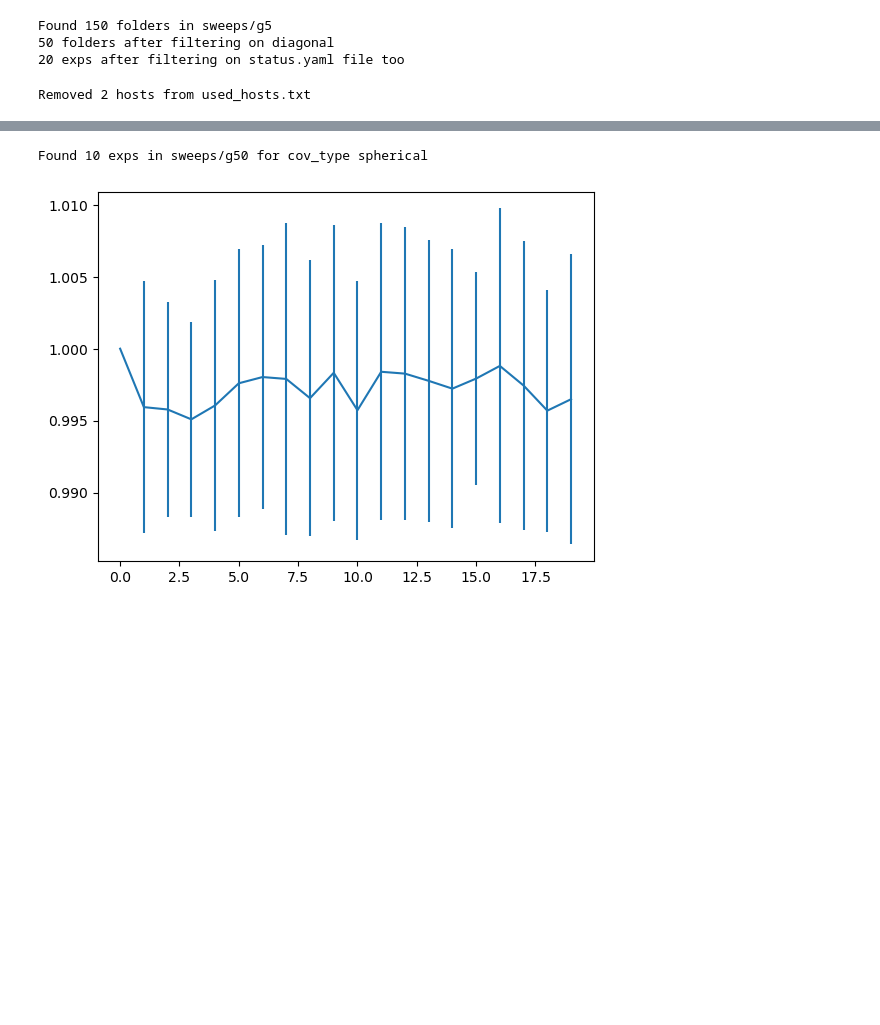
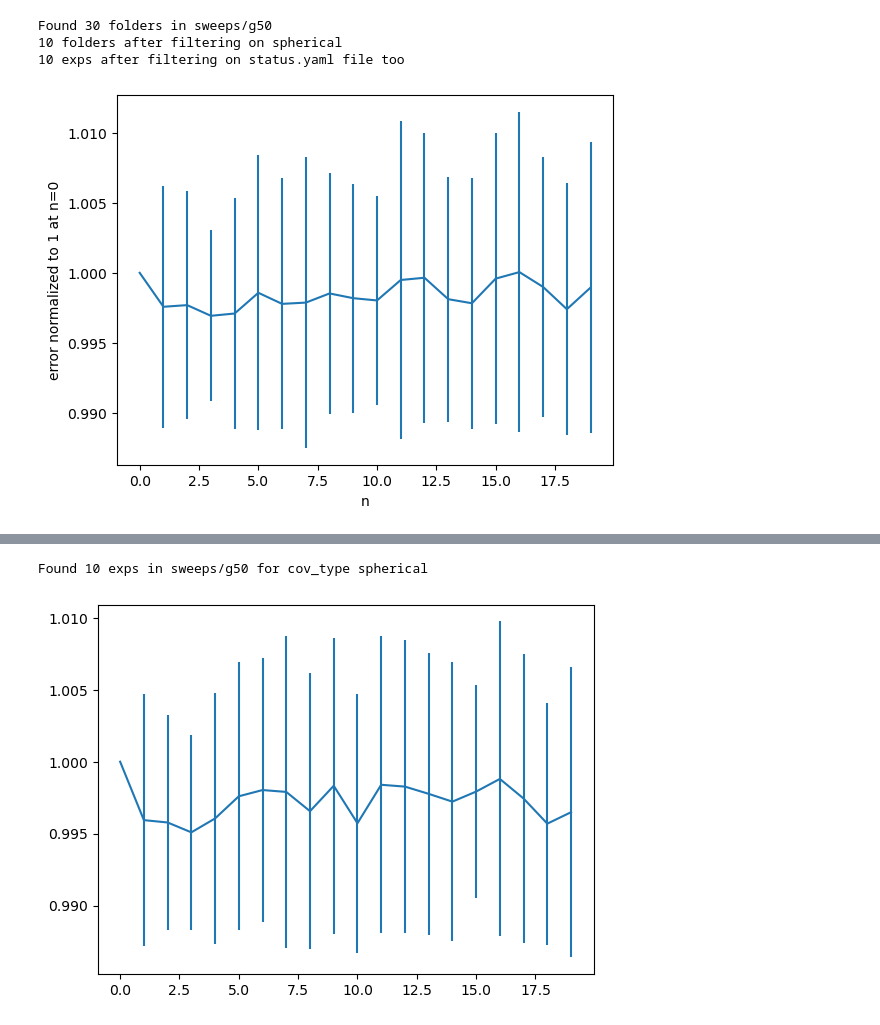
Before and after one commit to gaetanX21/dsb-gaussian, a Jupyter notebook: tests.ipynb, the cells around one changed output, grey strips where cells are left out. Drawn from its saved outputs; the diff is of its cells as text; code cells hidden in the pictures; blank space fills up the shorter version.

```diff
--- a/tests.ipynb
+++ b/tests.ipynb
@@ -36,13 +36,18 @@ Sweep sweeps/g5_2 created successfully.
 # %%
-Sigma_error, Sigma_prime_error, C_error = utils.assess_performance_sweep("sweeps/g5", M=250_000, L=20, cov_type="diagonal", rel=True)
+Sigma_error, Sigma_prime_error, C_error = utils.assess_performance_sweep("sweeps/g50", M=25_000, L=20, cov_type="spherical", rel=False)
 # %% [output]
-Found 150 folders in sweeps/g5
-50 folders after filtering on diagonal
-20 exps after filtering on status.yaml file too
+Found 30 folders in sweeps/g50
+10 folders after filtering on spherical
+10 exps after filtering on status.yaml file too
-# %%
-reload(distribute)
-
-distribute.free_hosts(["example", "ex1"])
-# %% [output]
-Removed 2 hosts from used_hosts.txt
+# %%
+S = Sigma_error.T
+S = S / S[0]
+mean, std = S.mean(dim=1), S.std(dim=1)
+x = range(len(mean))
+plt.errorbar(x, mean, std)
+plt.xlabel("n")
+plt.ylabel("error normalized to 1 at n=0")
+plt.show()
+# %% [output]
+[figure, added]
 # %%
```
Also changed, not shown: parts of 5 cells of this notebook, 4 other files.
